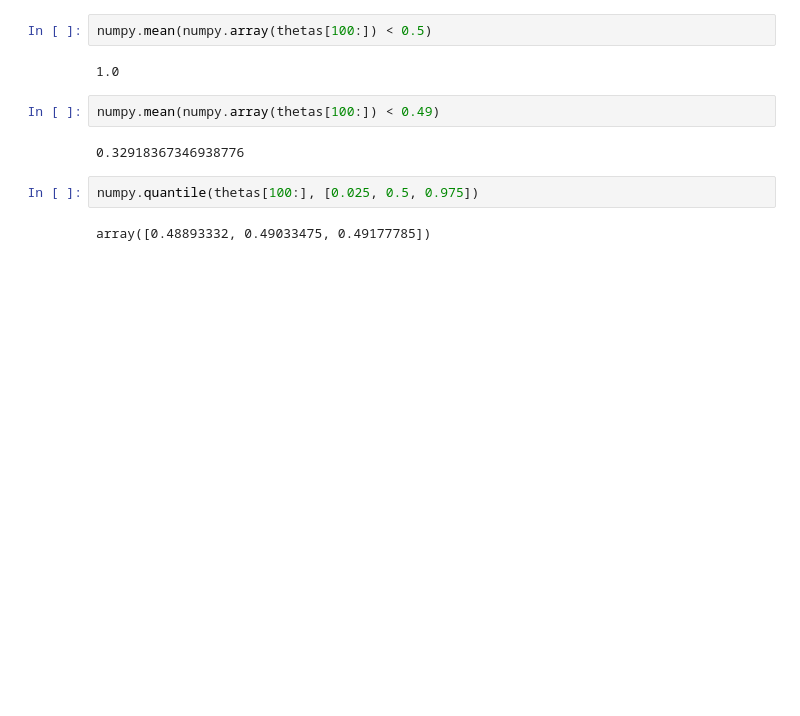
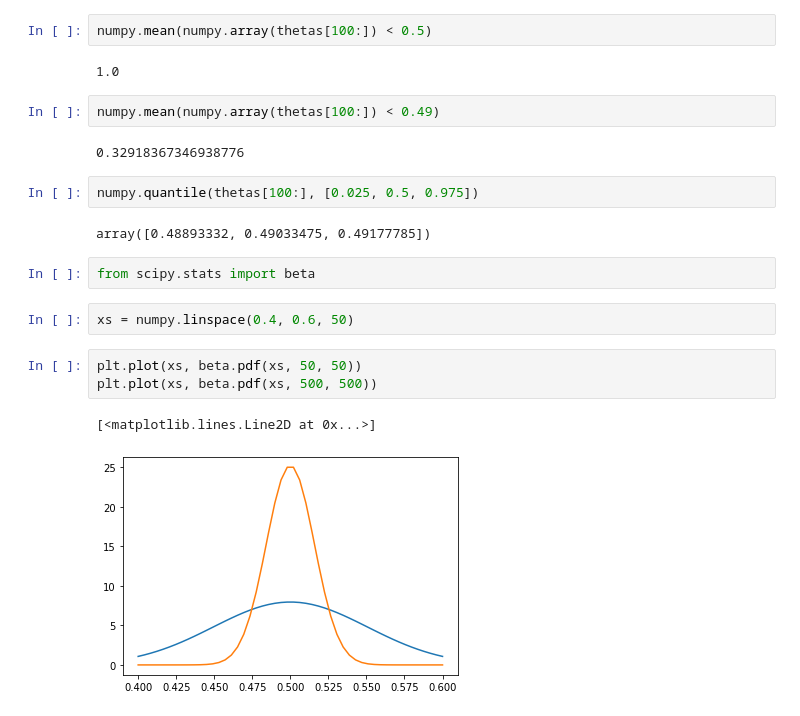
Before and after one commit to dhesse/IN-STK5000-Notebooks-Autumn-19, a Jupyter notebook: Lecture 04 - 2 Metropolis Intro.ipynb, the cells around one changed output. Drawn from its saved outputs; the diff is of its cells as text; blank space fills up the shorter version.

```diff
--- a/Lecture 04 - 2 Metropolis Intro.ipynb
+++ b/Lecture 04 - 2 Metropolis Intro.ipynb
@@ -82,3 +82,13 @@ numpy.mean(numpy.array(thetas[100:]) < 0.49)
 numpy.quantile(thetas[100:], [0.025, 0.5, 0.975])
 # %% [output]
 array([0.48893332, 0.49033475, 0.49177785])
+# %%
+from scipy.stats import beta
+# %%
+xs = numpy.linspace(0.4, 0.6, 50)
+# %%
+plt.plot(xs, beta.pdf(xs, 50, 50))
+plt.plot(xs, beta.pdf(xs, 500, 500))
+# %% [output]
+[<matplotlib.lines.Line2D at 0x...>]
+[figure, added]
```
Also changed, not shown: parts of 4 cells of this notebook, 3 other files.
